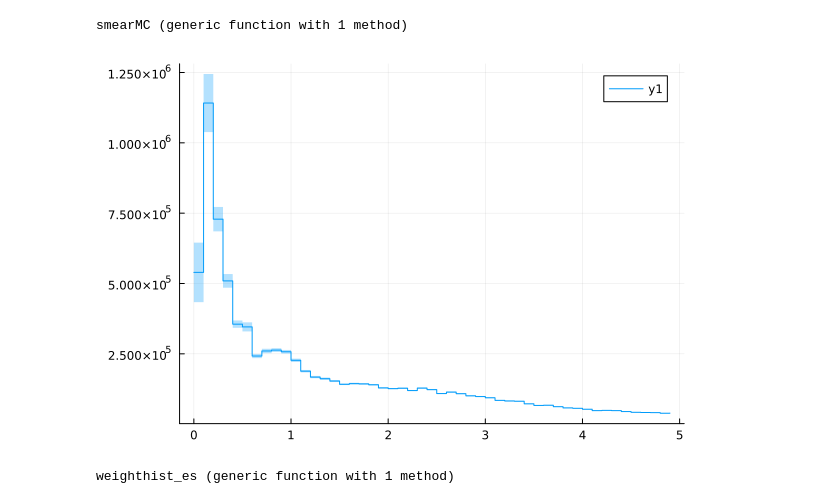
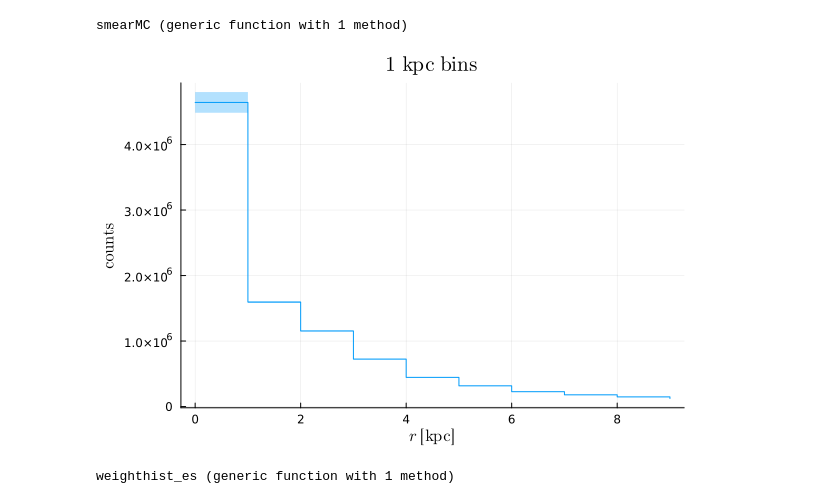
Before and after one commit to mymacd2/pseudo-Dirac-summer-research, a Jupyter notebook: GC_calcs/ts_calcs_coupled_espace.ipynb, the cells around one changed output. Cells and saved outputs as stored; diff of their text form; code cells hidden in the pictures.

```diff
--- a/GC_calcs/ts_calcs_coupled_espace.ipynb
+++ b/GC_calcs/ts_calcs_coupled_espace.ipynb
@@ -118,7 +118,7 @@ power_law_flux(E, γ, ϕ₀=1, E0=1) = ϕ₀ * (E / E0)^(-γ)
 νs = (rs, ls, bs, logνes)
 
 # We take square angular bins
-rbins, lbins, bbins, logebins = 0:0.1:20, -π:π/25:π, -π/2:π/25:π/2, range(log10(emin), log10(emax), length=201)
+rbins, lbins, bbins, logebins = 0:1:20, -π:π/25:π, -π/2:π/25:π/2, range(log10(emin), log10(emax), length=201)
 edges = (rbins)
 
 # Histogramming the simulation by our radial and angular bins
@@ -135,14 +134,18 @@ rdist = sum(w_1_weights, dims=(2, 3, 4))[:, 1, 1, 1]
 rerrs = sum(w_2_weights, dims=(2, 3, 4))[:, 1, 1, 1];
 # %%
 plot(
-    rbins[1:50],
-    rdist[1:50],
+    rbins[1:10],
+    rdist[1:10],
     ribbon=rerrs,
     fillalpha=0.3,
-    seriestype=:step
+    seriestype=:step,
+    xlabel=L"r~[\mathrm{kpc}]",
+    ylabel=L"\mathrm{counts}",
+    label=false,
+    title=L"1~\mathrm{kpc~bins}"
 )
 # %% [output]
-[figure, old version]
+[figure, new version]
 # %%
 # Binning function that now bins energy as well
 
```
Also changed, not shown: parts of 1 cell of this notebook, 7 other files.
